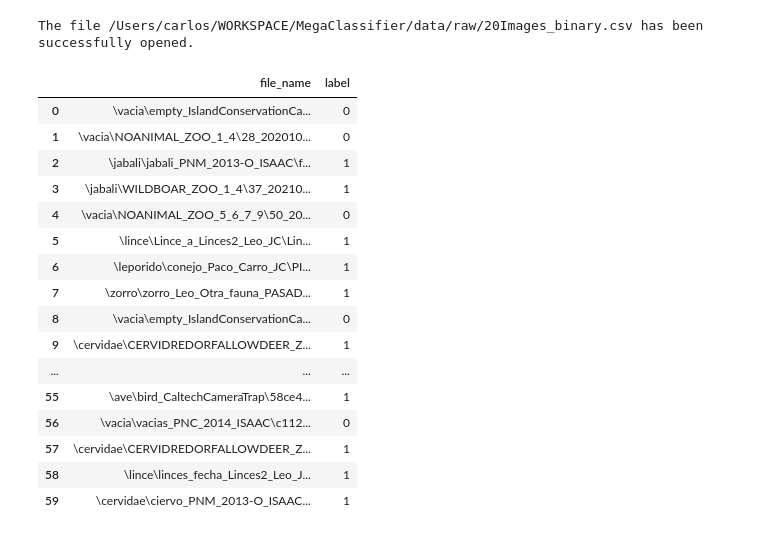
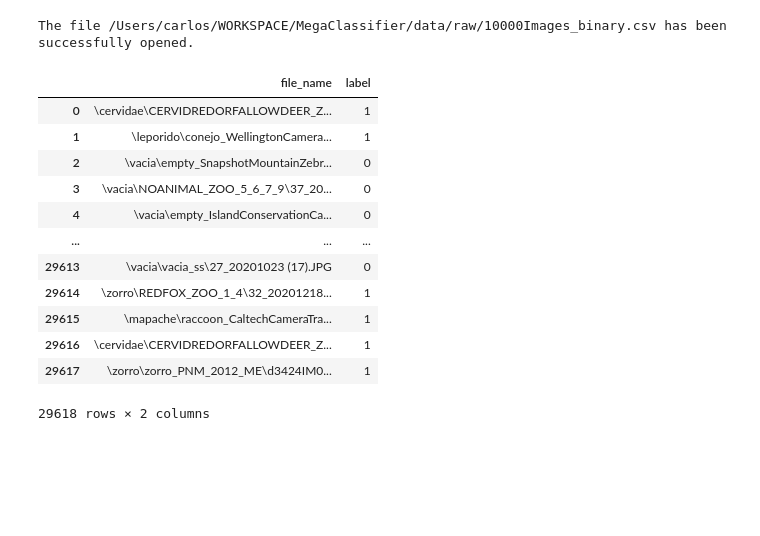
Before and after one commit to byLiTTo/MegaClassifier, a Jupyter notebook: 01_c_CropDatasetFolder.ipynb, the cells around one changed output. Drawn from its saved outputs; the diff is of its cells as text; code cells hidden in the pictures; blank space fills up the shorter version.

```diff
--- a/01_c_CropDatasetFolder.ipynb
+++ b/01_c_CropDatasetFolder.ipynb
@@ -1,29 +1,25 @@
 # %%
 import os
 import src.data.Dataset as dt
 
-dataset_file = os.path.abspath("./data/raw/20Images_binary.csv")
+dataset_file = os.path.abspath("./data/raw/10000Images_binary.csv")
 dataset = dt.load_from_csv(dataset_file)
 dataset
 # %% [output]
-The file /Users/carlos/WORKSPACE/MegaClassifier/data/raw/20Images_binary.csv has been successfully opened.
+The file /Users/carlos/WORKSPACE/MegaClassifier/data/raw/10000Images_binary.csv has been successfully opened.
 |  | file_name | label |
-| 0 | \vacia\empty_IslandConservationCa... | 0 |
-| 1 | \vacia\NOANIMAL_ZOO_1_4\28_202010... | 0 |
-| 2 | \jabali\jabali_PNM_2013-O_ISAAC\f... | 1 |
-| 3 | \jabali\WILDBOAR_ZOO_1_4\37_20210... | 1 |
-| 4 | \vacia\NOANIMAL_ZOO_5_6_7_9\50_20... | 0 |
-| 5 | \lince\Lince_a_Linces2_Leo_JC\Lin... | 1 |
-| 6 | \leporido\conejo_Paco_Carro_JC\PI... | 1 |
-| 7 | \zorro\zorro_Leo_Otra_fauna_PASAD... | 1 |
-| 8 | \vacia\empty_IslandConservationCa... | 0 |
-| 9 | \cervidae\CERVIDREDORFALLOWDEER_Z... | 1 |
+| 0 | \cervidae\CERVIDREDORFALLOWDEER_Z... | 1 |
+| 1 | \leporido\conejo_WellingtonCamera... | 1 |
+| 2 | \vacia\empty_SnapshotMountainZebr... | 0 |
+| 3 | \vacia\NOANIMAL_ZOO_5_6_7_9\37_20... | 0 |
+| 4 | \vacia\empty_IslandConservationCa... | 0 |
 | ... | ... | ... |
-| 55 | \ave\bird_CaltechCameraTrap\58ce4... | 1 |
-| 56 | \vacia\vacias_PNC_2014_ISAAC\c112... | 0 |
-| 57 | \cervidae\CERVIDREDORFALLOWDEER_Z... | 1 |
-| 58 | \lince\linces_fecha_Linces2_Leo_J... | 1 |
-| 59 | \cervidae\ciervo_PNM_2013-O_ISAAC... | 1 |
+| 29613 | \vacia\vacia_ss\27_20201023 (17).JPG | 0 |
+| 29614 | \zorro\REDFOX_ZOO_1_4\32_20201218... | 1 |
+| 29615 | \mapache\raccoon_CaltechCameraTra... | 1 |
+| 29616 | \cervidae\CERVIDREDORFALLOWDEER_Z... | 1 |
+| 29617 | \zorro\zorro_PNM_2012_ME\d3424IM0... | 1 |
+29618 rows × 2 columns
 # %%
 import os
 import shutil
```
Also changed, not shown: parts of 1 cell of this notebook, 6 other files.
